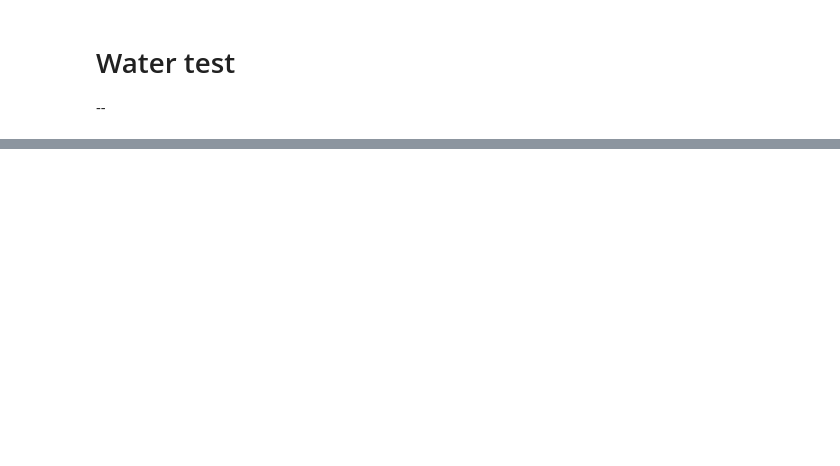
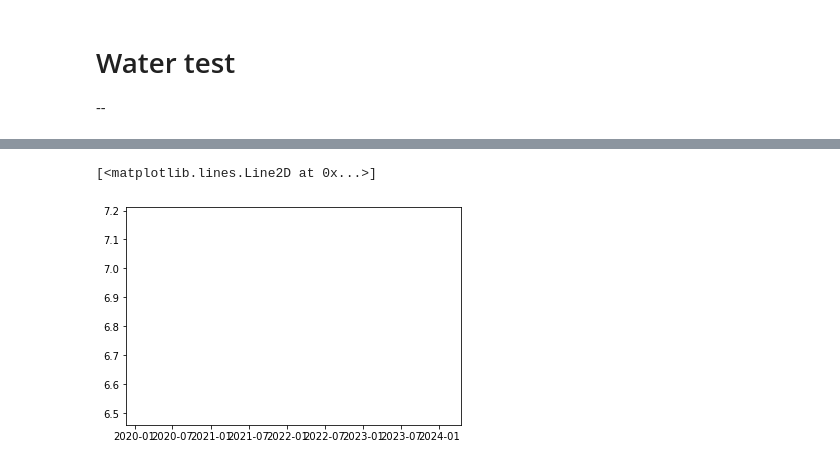
Before and after one commit to AntoFa1990/CA_Water_Analysis, a Jupyter notebook: Water-Analysis-Antonette.ipynb, the cells around one changed output, grey strips where cells are left out. Saved outputs shown, nothing was run; the diff lists cells and outputs as text; code cells hidden in the pictures; blank space fills up the shorter version.

```diff
--- a/Water-Analysis-Antonette.ipynb
+++ b/Water-Analysis-Antonette.ipynb
@@ -83,0 +41,12 @@ county_df = ar_data.loc[(ar_data["county_name"] == "Los Angeles") |
+# %%
+
+
+# Set the 'date' column as the index
+ar_data.set_index('sample_date', inplace=True)
+
+# Select all rows where the date is between '2022-01-02' and '2022-01-03'
+selected_rows = (ar_data['2022-01-01':'2022-12-31'])
+
+Recent_df = pd.DataFrame(selected_rows)
+
+Recent_df.head()
@@ -92,0 +102,9 @@ county_df = ar_data.loc[(ar_data["county_name"] == "Los Angeles") |
+# %%
+Target_County = county_df["county_name"] == "Modoc"
+Target_County_df =county_df.loc[Target_County]
+Target_County_avg =Target_County_df.groupby("sample_date").mean()["result"]
+Target_County_av_df = pd.DataFrame({"Modoc": Target_County_avg})
+plt.plot(Target_County_av_df)
+# %% [output]
+[<matplotlib.lines.Line2D at 0x...>]
+[figure, added]
```
Also changed, not shown: parts of 17 cells of this notebook.
